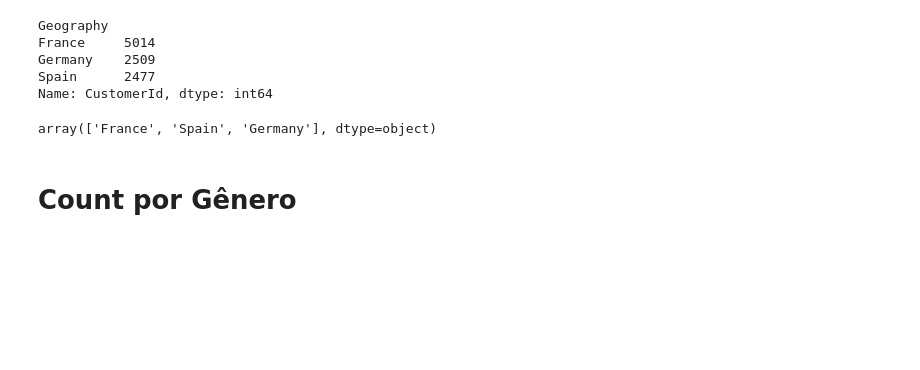
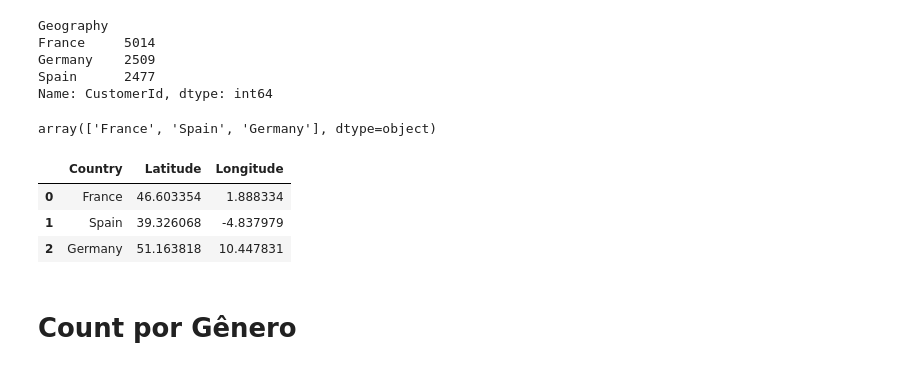
Before and after one commit to steniogobira/bank_customer_churn_dashboard, a Jupyter notebook: clean_data_EDA.ipynb, the cells around one changed output. Drawn from its saved outputs; the diff is of its cells as text; code cells hidden in the pictures; blank space fills up the shorter version.

```diff
--- a/clean_data_EDA.ipynb
+++ b/clean_data_EDA.ipynb
@@ -89,0 +93,7 @@ data_geography = {'Country': countrys, 'Latitude': latitude, 'Longitude': longit
+# %%
+df_latitude_longitude
+# %% [output]
+|  | Country | Latitude | Longitude |
+| 0 | France | 46.603354 | 1.888334 |
+| 1 | Spain | 39.326068 | -4.837979 |
+| 2 | Germany | 51.163818 | 10.447831 |
```
Also changed, not shown: parts of 4 cells of this notebook, 1 other file.
